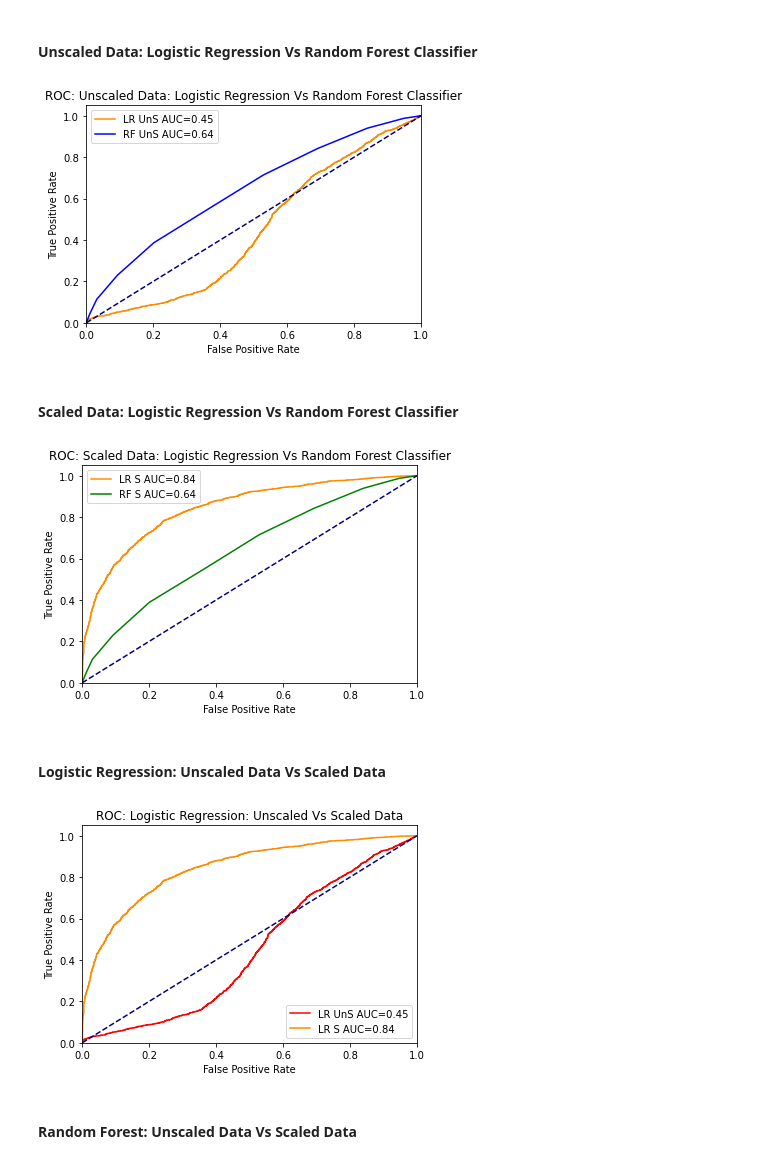
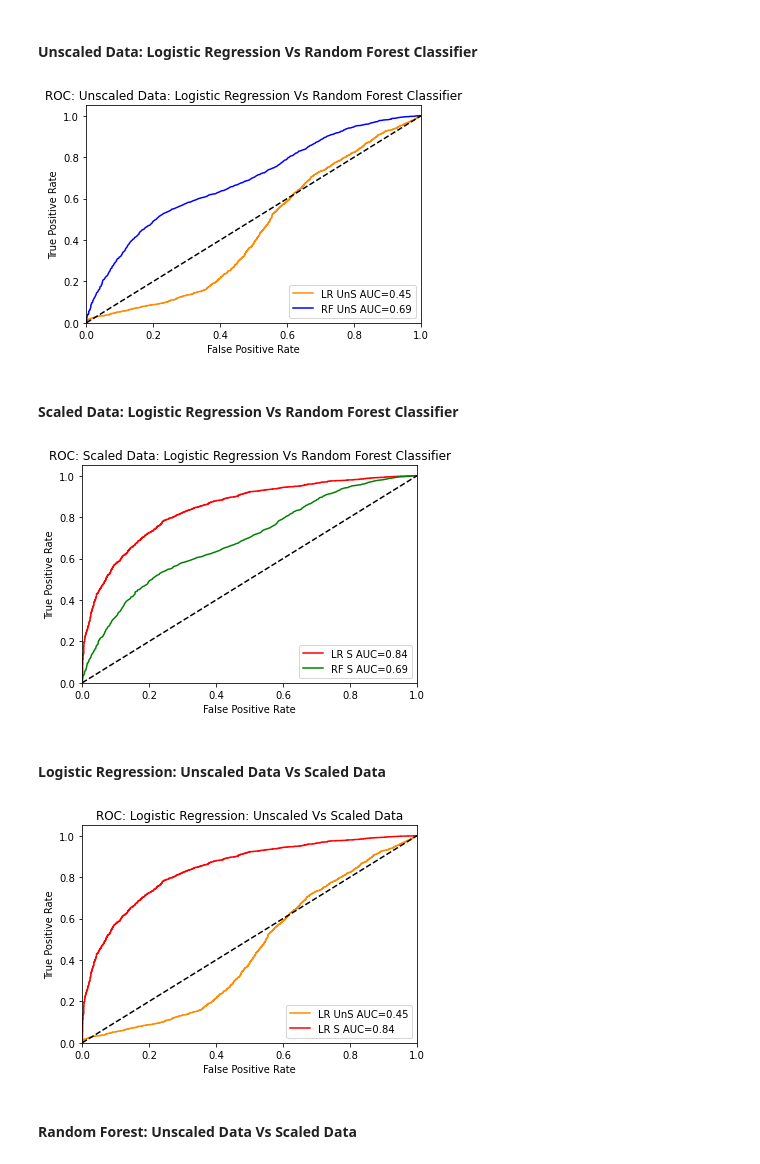
Before and after one commit to skesamsetty/Supervised-Machine-Learning-Challenge, a Jupyter notebook: Code/Credit Risk Evaluator.ipynb, the cells around one changed output. Cells and saved outputs as stored; diff of their text form; code cells hidden in the pictures.

```diff
--- a/Code/Credit Risk Evaluator.ipynb
+++ b/Code/Credit Risk Evaluator.ipynb
@@ -501,7 +501,7 @@ weighted avg       0.77      0.77      0.77      4702
 # Train a Random Forest Classifier model on the scaled data and print the model score
 from sklearn.ensemble import RandomForestClassifier
 
-rf_s_classifier = RandomForestClassifier(random_state=1, n_estimators=10).fit(X_train_scaled, y_train)
+rf_s_classifier = RandomForestClassifier(random_state=1, n_estimators=500).fit(X_train_scaled, y_train)
 print("----------------------------------------------")
 print("Random Forest Classifier - Scaled Data")
 print("----------------------------------------------")
@@ -596,53 +596,53 @@ rf_s_label = "RF S AUC="+str("{:.2f}".format(rf_s_auc))
 plt.figure()
 plt.plot(lr_uns_fpr, lr_uns_tpr, color='darkorange', label=lr_uns_label)
 plt.plot(rf_uns_fpr, rf_uns_tpr, color='blue', label=rf_uns_label)
-plt.plot([0, 1], [0, 1], color='navy', linestyle='--')
+plt.plot([0, 1], [0, 1], color='black', linestyle='--')
 plt.xlim([0.0, 1.0])
 plt.ylim([0.0, 1.05])
 plt.xlabel('False Positive Rate')
 plt.ylabel('True Positive Rate')
 plt.title('ROC: Unscaled Data: Logistic Regression Vs Random Forest Classifier')
-plt.legend()
-plt.savefig("../Images/Unscaled-LR Vs RFC.png")
+plt.legend(loc = 'lower right')
+plt.savefig("../Images/Unscaled-LR-Vs-RFC.png")
 plt.show()
 # %% [output]
-[figure, old version]
+[figure, new version]
 # %% [markdown]
 #### Scaled Data: Logistic Regression Vs Random Forest Classifier
 # %%
 plt.figure()
-plt.plot(lr_s_fpr, lr_s_tpr, color='darkorange', label=lr_s_label)
+plt.plot(lr_s_fpr, lr_s_tpr, color='red', label=lr_s_label)
 plt.plot(rf_s_fpr, rf_s_tpr, color='green', label=rf_s_label)
-plt.plot([0, 1], [0, 1], color='navy', linestyle='--')
+plt.plot([0, 1], [0, 1], color='black', linestyle='--')
 plt.xlim([0.0, 1.0])
 plt.ylim([0.0, 1.05])
 plt.xlabel('False Positive Rate')
 plt.ylabel('True Positive Rate')
 plt.title('ROC: Scaled Data: Logistic Regression Vs Random Forest Classifier')
-plt.legend()
-plt.savefig("../Images/Scaled-LR Vs RFC.png")
+plt.legend(loc = 'lower right')
+plt.savefig("../Images/Scaled-LR-Vs-RFC.png")
 plt.show()
 # %% [output]
-[figure, old version]
+[figure, new version]
 # %% [markdown]
 #### Logistic Regression: Unscaled Data Vs Scaled Data
 # %%
 # Logistic Regression: Unscaled Data Vs Scaled Data
 
 plt.figure()
-plt.plot(lr_uns_fpr, lr_uns_tpr, color='red', label=lr_uns_label)
-plt.plot(lr_s_fpr, lr_s_tpr, color='darkorange', label=lr_s_label)
-plt.plot([0, 1], [0, 1], color='navy', linestyle='--')
+plt.plot(lr_uns_fpr, lr_uns_tpr, color='darkorange', label=lr_uns_label)
+plt.plot(lr_s_fpr, lr_s_tpr, color='red', label=lr_s_label)
+plt.plot([0, 1], [0, 1], color='black', linestyle='--')
 plt.xlim([0.0, 1.0])
 plt.ylim([0.0, 1.05])
 plt.xlabel('False Positive Rate')
 plt.ylabel('True Positive Rate')
 plt.title('ROC: Logistic Regression: Unscaled Vs Scaled Data')
-plt.legend()
-plt.savefig("../Images/LogisticRegression-Unscaled Vs Scaled.png")
+plt.legend(loc = 'lower right')
+plt.savefig("../Images/LogisticRegression-Unscaled-Vs-Scaled.png")
 plt.show()
 # %% [output]
-[figure, old version]
+[figure, new version]
 # %% [markdown]
 #### Random Forest: Unscaled Data Vs Scaled Data
 # %%
```
Also changed, not shown: parts of 10 cells of this notebook, 23 other files.
